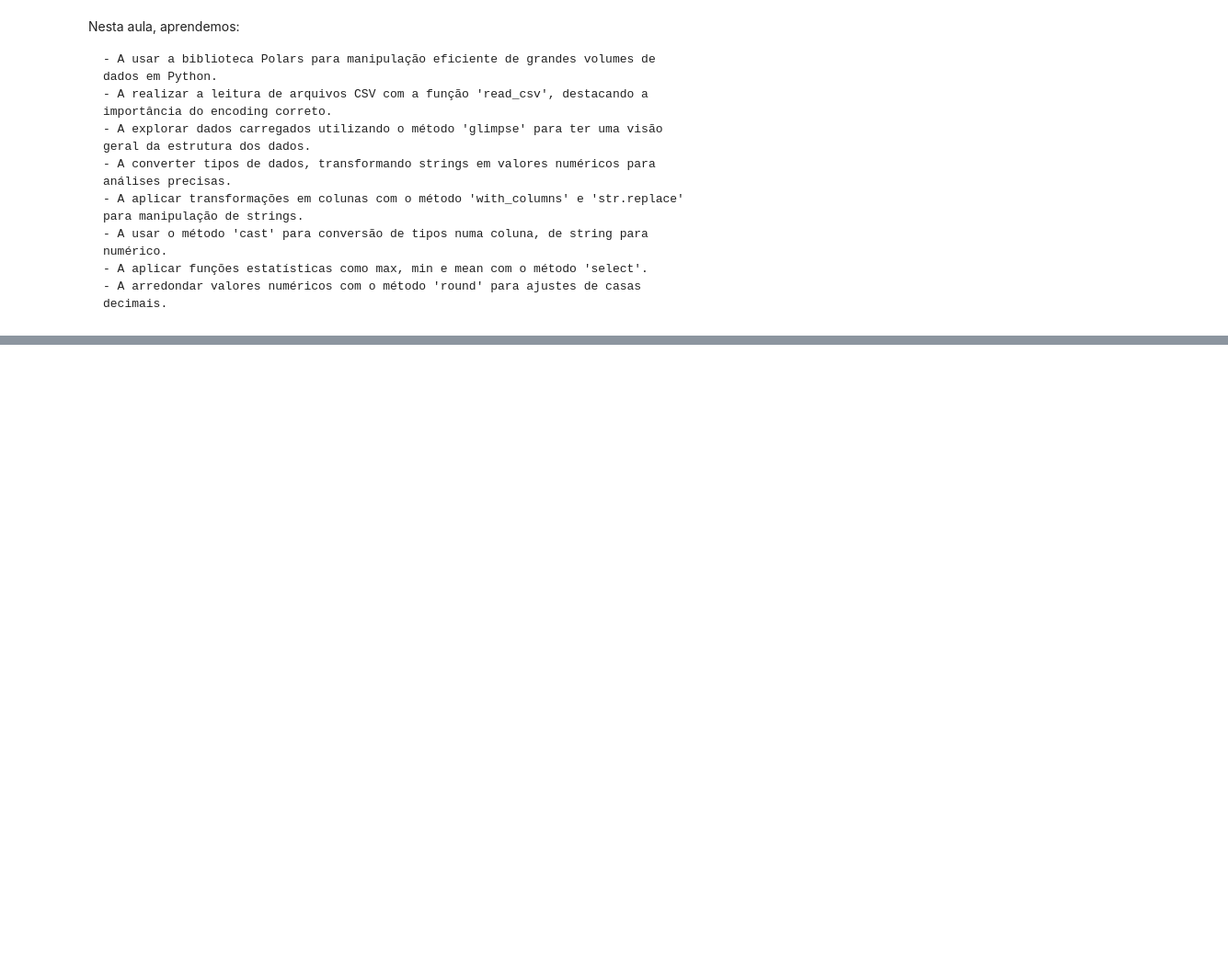
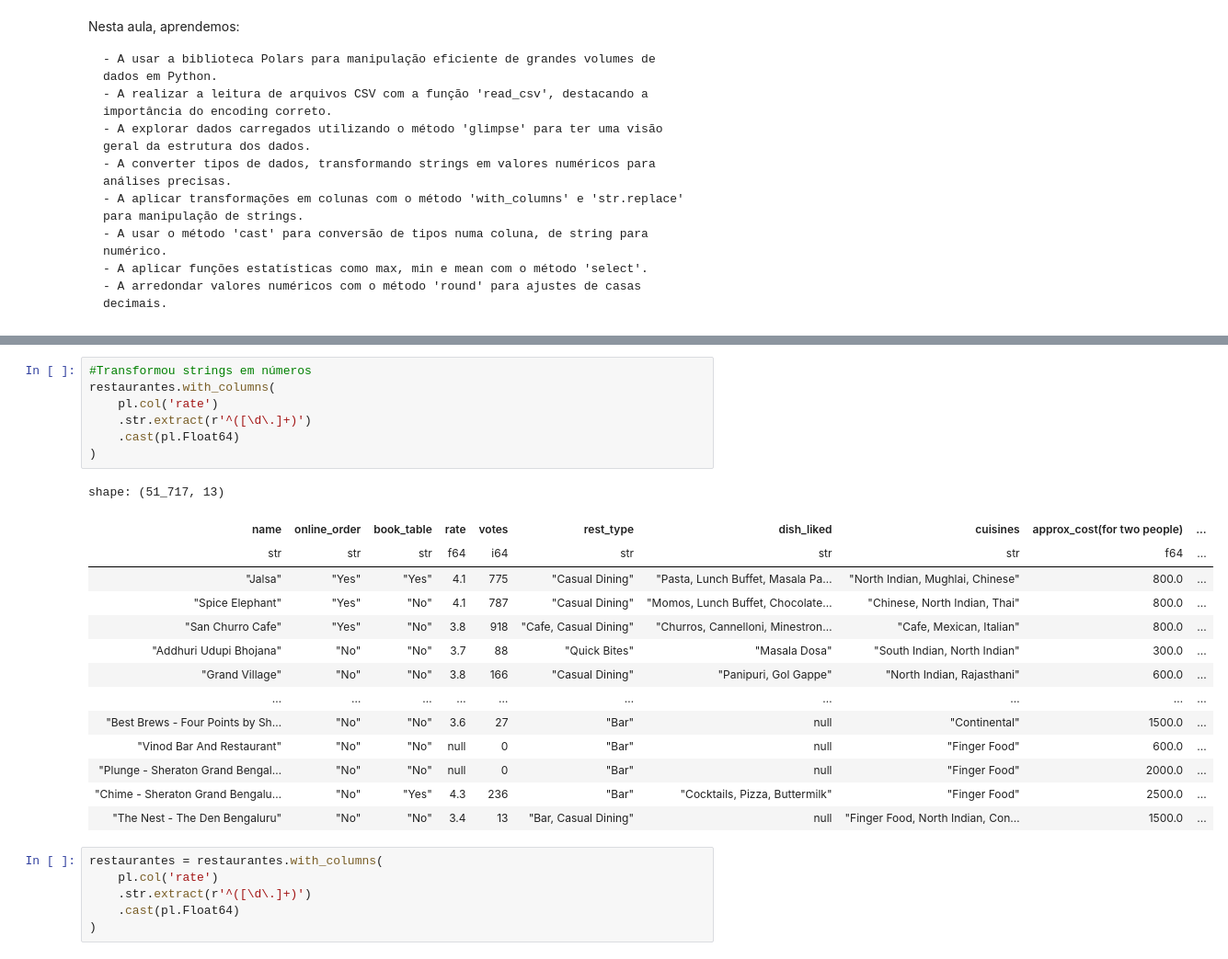
Before and after one commit to leandroclv/polars_alura, a Jupyter notebook: introducao.ipynb, the cells around one changed output, grey strips where cells are left out. Shown at 92% size. Saved outputs shown, nothing was run; the diff lists cells and outputs as text; blank space fills up the shorter version.

```diff
--- a/introducao.ipynb
+++ b/introducao.ipynb
@@ -153,0 +212,28 @@ Nesta aula, aprendemos:
+# %%
+#Transformou strings em números
+restaurantes.with_columns(
+    pl.col('rate')
+    .str.extract(r'^([\d\.]+)')
+    .cast(pl.Float64)
+)
+# %% [output]
+shape: (51_717, 13)
+| name | online_order | book_table | rate | votes | rest_type | dish_liked | cuisines | approx_cost(for two people) | ... |
+| str | str | str | f64 | i64 | str | str | str | f64 | ... |
+| "Jalsa" | "Yes" | "Yes" | 4.1 | 775 | "Casual Dining" | "Pasta, Lunch Buffet, Masala Pa… | "North Indian, Mughlai, Chinese" | 800.0 | ... |
+| "Spice Elephant" | "Yes" | "No" | 4.1 | 787 | "Casual Dining" | "Momos, Lunch Buffet, Chocolate… | "Chinese, North Indian, Thai" | 800.0 | ... |
+| "San Churro Cafe" | "Yes" | "No" | 3.8 | 918 | "Cafe, Casual Dining" | "Churros, Cannelloni, Minestron… | "Cafe, Mexican, Italian" | 800.0 | ... |
+| "Addhuri Udupi Bhojana" | "No" | "No" | 3.7 | 88 | "Quick Bites" | "Masala Dosa" | "South Indian, North Indian" | 300.0 | ... |
+| "Grand Village" | "No" | "No" | 3.8 | 166 | "Casual Dining" | "Panipuri, Gol Gappe" | "North Indian, Rajasthani" | 600.0 | ... |
+| … | … | … | … | … | … | … | … | … | ... |
+| "Best Brews - Four Points by Sh… | "No" | "No" | 3.6 | 27 | "Bar" | null | "Continental" | 1500.0 | ... |
+| "Vinod Bar And Restaurant" | "No" | "No" | null | 0 | "Bar" | null | "Finger Food" | 600.0 | ... |
+| "Plunge - Sheraton Grand Bengal… | "No" | "No" | null | 0 | "Bar" | null | "Finger Food" | 2000.0 | ... |
+| "Chime - Sheraton Grand Bengalu… | "No" | "Yes" | 4.3 | 236 | "Bar" | "Cocktails, Pizza, Buttermilk" | "Finger Food" | 2500.0 | ... |
+| "The Nest - The Den Bengaluru" | "No" | "No" | 3.4 | 13 | "Bar, Casual Dining" | null | "Finger Food, North Indian, Con… | 1500.0 | ... |
+# %%
+restaurantes = restaurantes.with_columns(
+    pl.col('rate')
+    .str.extract(r'^([\d\.]+)')
+    .cast(pl.Float64)
+)
```
Also changed, not shown: parts of 6 cells of this notebook.
